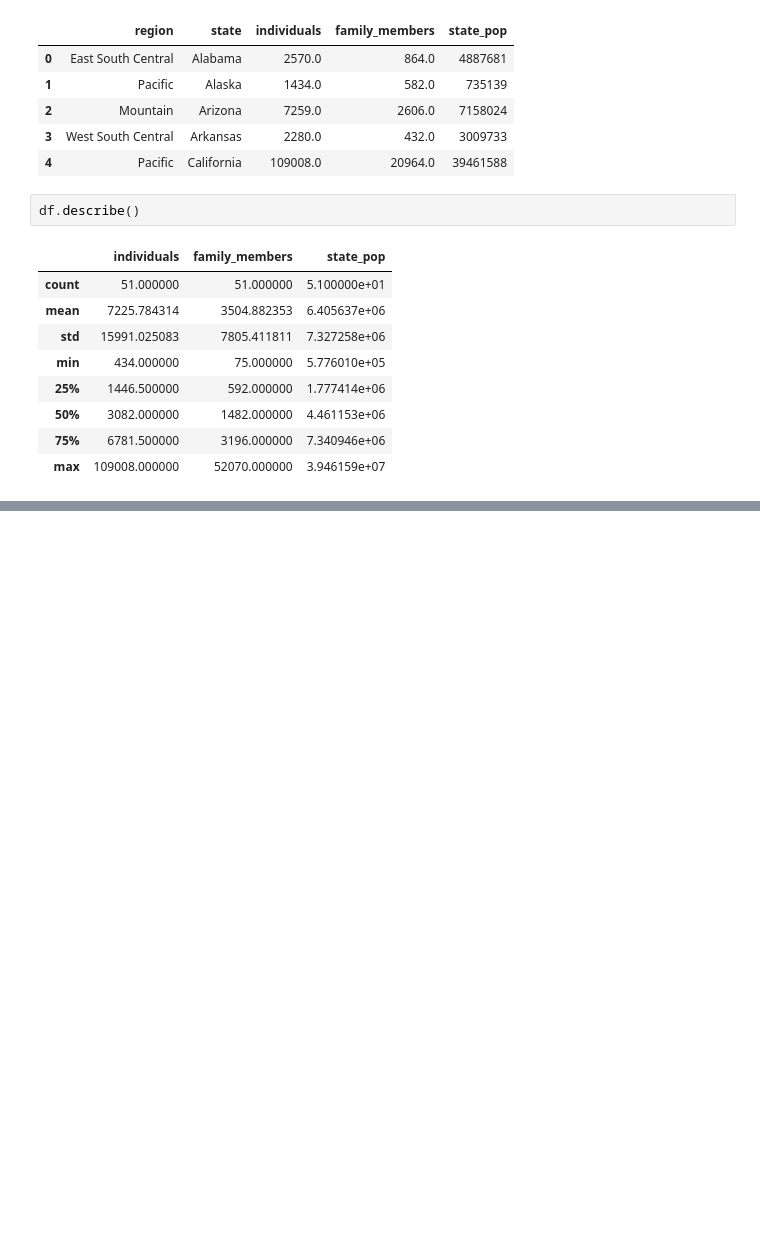
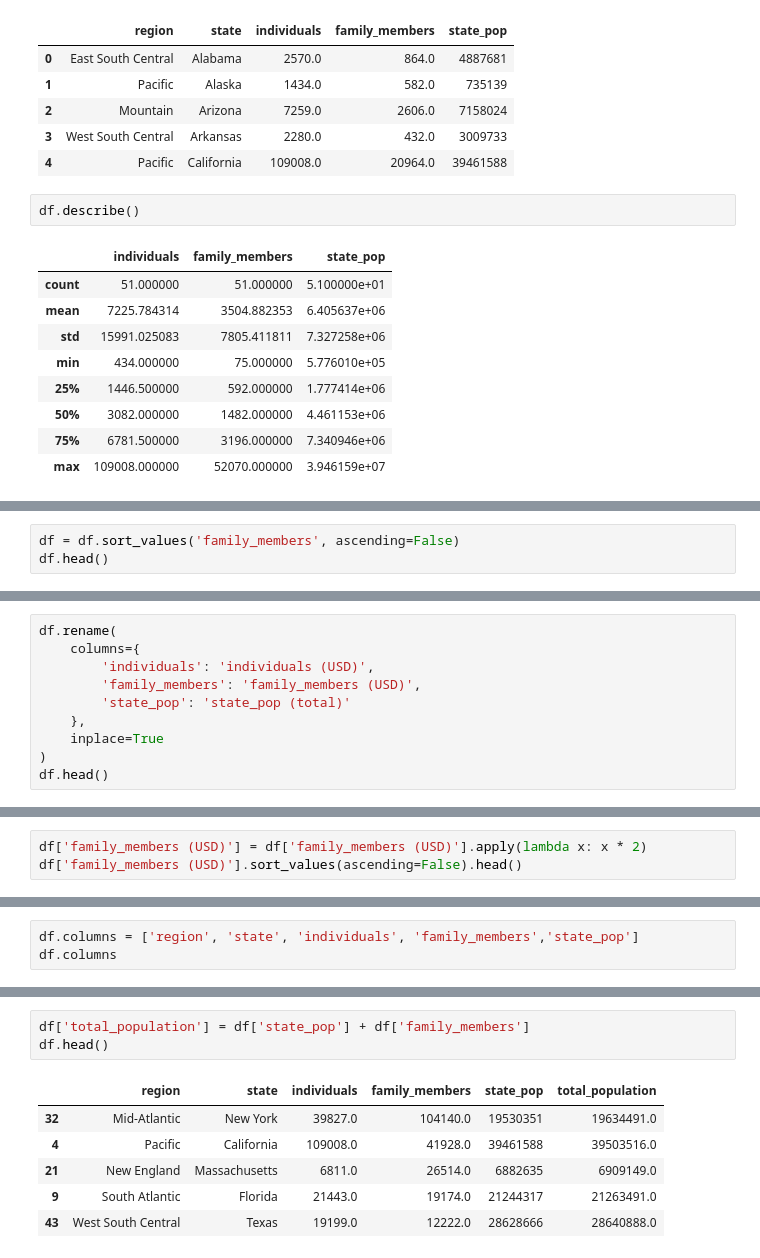
Before and after one commit to ShajibEwuCse19/Bongo-Dev-DS-AI-ML-Course-Practice-Repo, a Jupyter notebook: my-practice/pandas_practice.ipynb, the cells around one changed output, grey strips where cells are left out. Cells and saved outputs as stored; diff of their text form; blank space fills up the shorter version.

```diff
--- a/my-practice/pandas_practice.ipynb
+++ b/my-practice/pandas_practice.ipynb
@@ -97,0 +135,3 @@ df[['state']]
+# %%
+df = df.sort_values('family_members', ascending=False)
+df.head()
@@ -97,0 +154,10 @@ df[['state']]
+# %%
+df.rename(
+    columns={
+        'individuals': 'individuals (USD)',
+        'family_members': 'family_members (USD)',
+        'state_pop': 'state_pop (total)'
+    },
+    inplace=True
+)
+df.head()
@@ -97,0 +171,3 @@ df[['state']]
+# %%
+df['family_members (USD)'] = df['family_members (USD)'].apply(lambda x: x * 2)
+df['family_members (USD)'].sort_values(ascending=False).head()
@@ -97,0 +223,3 @@ df[['state']]
+# %%
+df.columns = ['region', 'state', 'individuals', 'family_members','state_pop']
+df.columns
@@ -97,0 +237,10 @@ df[['state']]
+# %%
+df['total_population'] = df['state_pop'] + df['family_members']
+df.head()
+# %% [output]
+|  | region | state | individuals | family_members | state_pop | total_population |
+| 32 | Mid-Atlantic | New York | 39827.0 | 104140.0 | 19530351 | 19634491.0 |
+| 4 | Pacific | California | 109008.0 | 41928.0 | 39461588 | 39503516.0 |
+| 21 | New England | Massachusetts | 6811.0 | 26514.0 | 6882635 | 6909149.0 |
+| 9 | South Atlantic | Florida | 21443.0 | 19174.0 | 21244317 | 21263491.0 |
+| 43 | West South Central | Texas | 19199.0 | 12222.0 | 28628666 | 28640888.0 |
```
Also changed, not shown: parts of 27 cells of this notebook.
